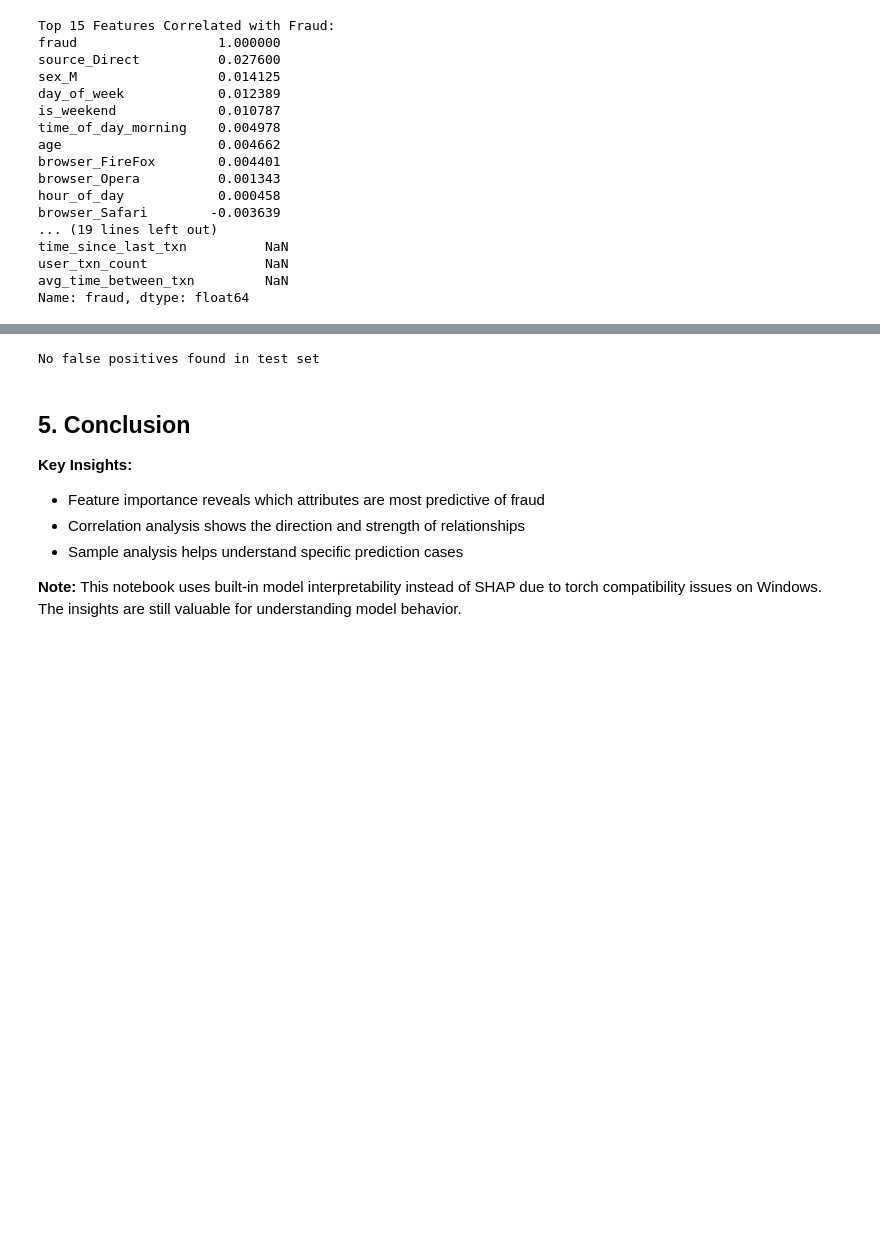
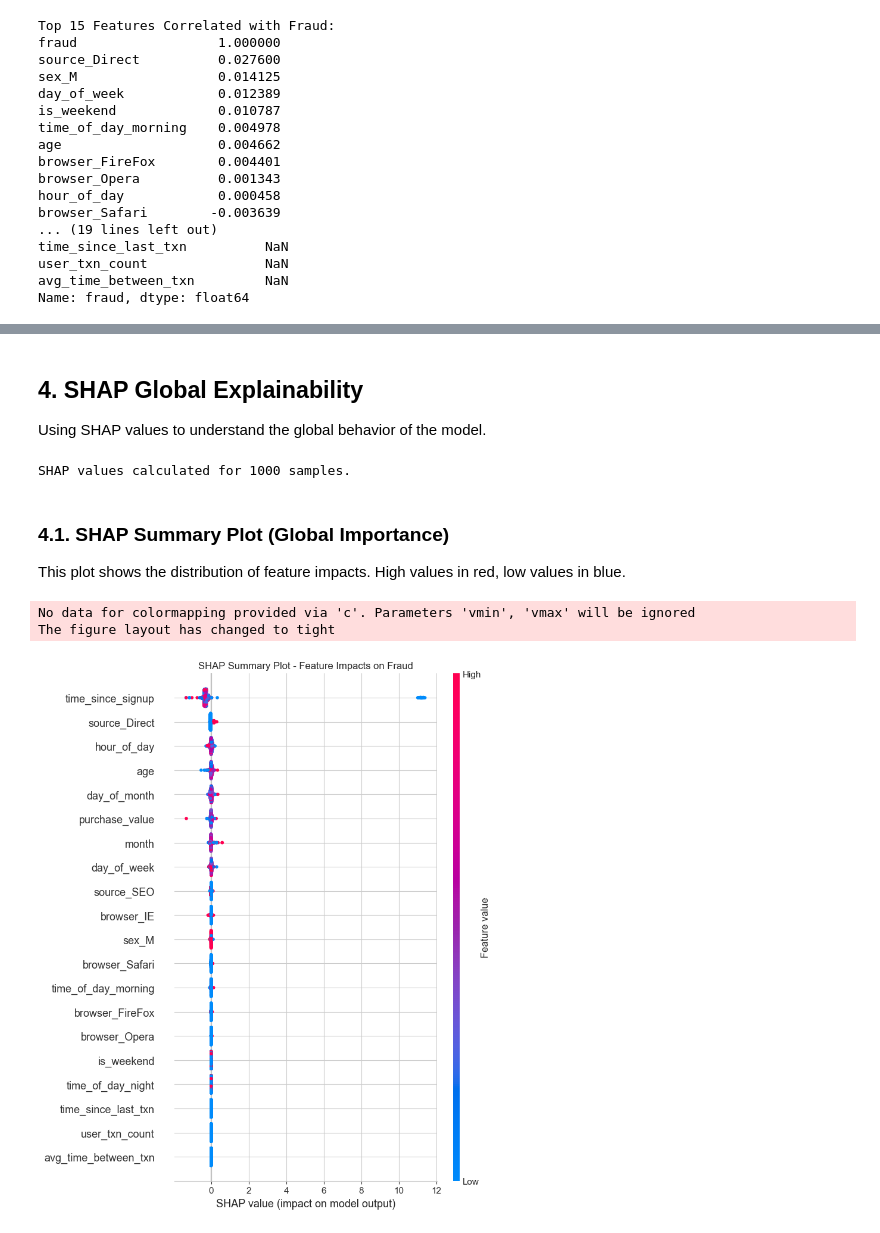
Before and after one commit to Eden-kassie/fraud-detection, a Jupyter notebook: notebooks/5-shap-explainability.ipynb, the cells around one changed output, grey strips where cells are left out. Saved outputs shown, nothing was run; the diff lists cells and outputs as text; code cells hidden in the pictures; blank space fills up the shorter version.

Commit message:
Implement SHAP explainability analysis and business recommendations

```diff
--- a/notebooks/5-shap-explainability.ipynb
+++ b/notebooks/5-shap-explainability.ipynb
@@ -201,26 +157,37 @@ Top feature values:
-# %%
-# False positive case (predicted fraud but actually legitimate)
-fp_indices = np.where((y_test == 0) & (y_pred_proba > 0.5))[0]
-if len(fp_indices) > 0:
-    fp_idx = fp_indices[0]
-    print("\n=== False Positive Case ===")
-    print(f"Predicted probability: {y_pred_proba[fp_idx]:.4f}")
-    print(f"Actual label: Legitimate (0)")
-    print(f"\nTop feature values:")
-    sample = X_test.iloc[fp_idx]
-    for feat in top_features_idx:
-        if feat in sample.index:
-            print(f"  {feat}: {sample[feat]:.4f}")
-else:
-    print("\nNo false positives found in test set")
-# %% [output]
-No false positives found in test set
-# %% [markdown]
-## 5. Conclusion
-
-**Key Insights:**
-- Feature importance reveals which attributes are most predictive of fraud
-- Correlation analysis shows the direction and strength of relationships
-- Sample analysis helps understand specific prediction cases
-
-**Note:** This notebook uses built-in model interpretability instead of SHAP due to torch compatibility issues on Windows. The insights are still valuable for understanding model behavior.
+# %% [markdown]
+## 4. SHAP Global Explainability
+
+Using SHAP values to understand the global behavior of the model.
+# %%
+# Initialize TreeExplainer
+explainer = shap.TreeExplainer(model)
+
+# Calculate SHAP values for a subset of the test data (to save time)
+shap_sample_size = min(1000, X_test.shape[0])
+X_test_sample = X_test.sample(shap_sample_size, random_state=42)
+shap_values = explainer.shap_values(X_test_sample)
+
+# Handle model outputs for plotting
+# RandomForest and some models return a list for multiclass, index 1 for fraud
+if isinstance(shap_values, list):
+    shap_values_plot = shap_values[1]
+else:
+    shap_values_plot = shap_values
+
+print(f"SHAP values calculated for {shap_sample_size} samples.")
+# %% [output]
+SHAP values calculated for 1000 samples.
+# %% [markdown]
+### 4.1. SHAP Summary Plot (Global Importance)
+
+This plot shows the distribution of feature impacts. High values in red, low values in blue.
+# %%
+plt.figure(figsize=(10, 8))
+shap.summary_plot(shap_values_plot, X_test_sample, show=False)
+plt.title("SHAP Summary Plot - Feature Impacts on Fraud")
+plt.tight_layout()
+plt.show()
+# %% [output]
+No data for colormapping provided via 'c'. Parameters 'vmin', 'vmax' will be ignored
+The figure layout has changed to tight
+[figure, added]
```
Also changed, not shown: parts of 11 cells of this notebook.
